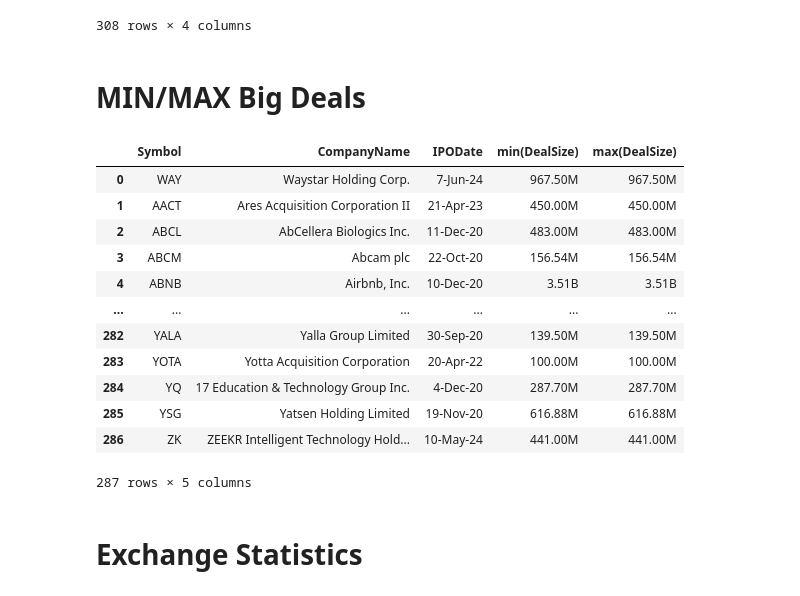
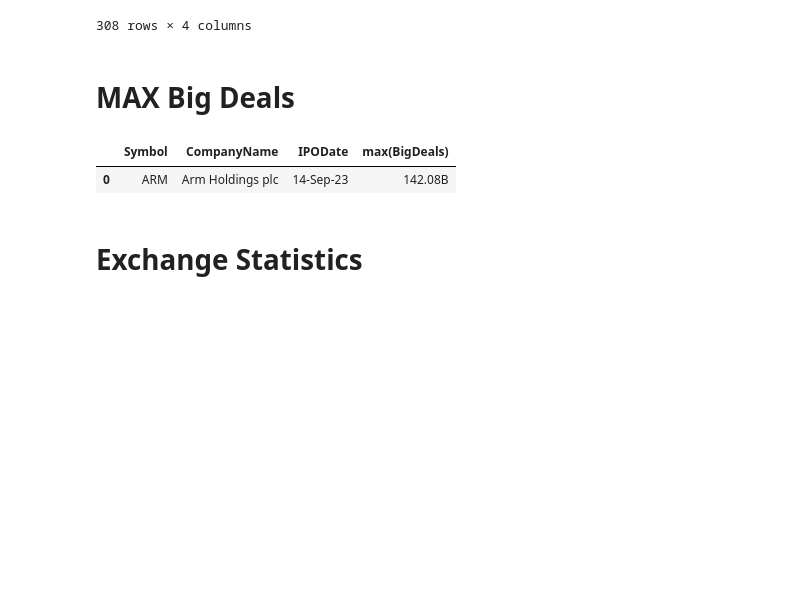
Before and after one commit to gavrilow/the-fremen, a Jupyter notebook: the-fremen.ipynb, the cells around one changed output. Saved outputs shown, nothing was run; the diff lists cells and outputs as text; code cells hidden in the pictures; blank space fills up the shorter version.

```diff
--- a/the-fremen.ipynb
+++ b/the-fremen.ipynb
@@ -245,41 +223,22 @@ display(result)
 | 307 | INBX | Inhibrx, Inc. | 19-Aug-20 | 102.00M |
 308 rows × 4 columns
 # %% [markdown]
-# MIN/MAX Big Deals
+# MAX Big Deals
 # %%
-start_date = '6-Jun-00'
-end_date = '8-Jun-24'
-
 query = f"""
-Select Symbol, CompanyName, IPODate, min(DealSize), max(DealSize)
-from IPO
-where
---IPODate between '{start_date}' and '{end_date}'
---and
-DealSize >= 100000000
-group by Symbol, CompanyName, IPODate, Exchange
+Select Symbol, CompanyName, IPODate, max(MarketCap) as 'max(BigDeals)' from IPO
+where DealSize >=100000000
 """
 
 result = psql.sqldf(query, locals())
 
-result['min(DealSize)'] = result['min(DealSize)'].apply(format_millions_billions)
-result['max(DealSize)'] = result['max(DealSize)'].apply(format_millions_billions)
+# result['MarketCap'] = result['MarketCap'].apply(format_millions_billions)
+result['max(BigDeals)'] = result['max(BigDeals)'].apply(format_millions_billions)
 
 display(result)
 # %% [output]
-|  | Symbol | CompanyName | IPODate | min(DealSize) | max(DealSize) |
-| 0 | WAY | Waystar Holding Corp. | 7-Jun-24 | 967.50M | 967.50M |
-| 1 | AACT | Ares Acquisition Corporation II | 21-Apr-23 | 450.00M | 450.00M |
-| 2 | ABCL | AbCellera Biologics Inc. | 11-Dec-20 | 483.00M | 483.00M |
-| 3 | ABCM | Abcam plc | 22-Oct-20 | 156.54M | 156.54M |
-| 4 | ABNB | Airbnb, Inc. | 10-Dec-20 | 3.51B | 3.51B |
-| ... | ... | ... | ... | ... | ... |
-| 282 | YALA | Yalla Group Limited | 30-Sep-20 | 139.50M | 139.50M |
-| 283 | YOTA | Yotta Acquisition Corporation | 20-Apr-22 | 100.00M | 100.00M |
-| 284 | YQ | 17 Education & Technology Group Inc. | 4-Dec-20 | 287.70M | 287.70M |
-| 285 | YSG | Yatsen Holding Limited | 19-Nov-20 | 616.88M | 616.88M |
-| 286 | ZK | ZEEKR Intelligent Technology Hold... | 10-May-24 | 441.00M | 441.00M |
+|  | Symbol | CompanyName | IPODate | max(BigDeals) |
+| 0 | ARM | Arm Holdings plc | 14-Sep-23 | 142.08B |
-287 rows × 5 columns
 # %% [markdown]
 # Exchange Statistics
 # %%
```
Also changed, not shown: parts of 5 cells of this notebook.
